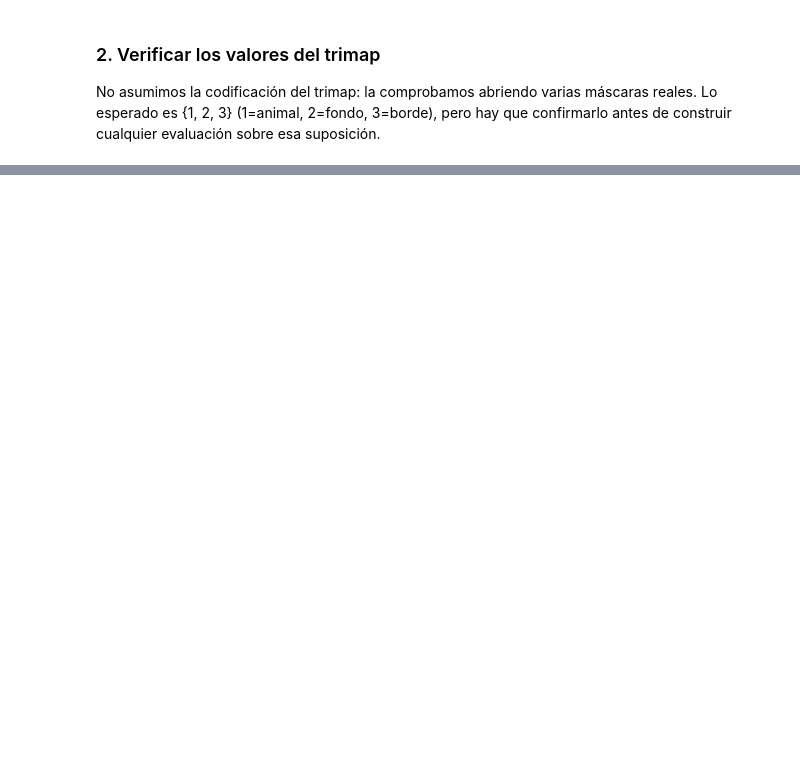
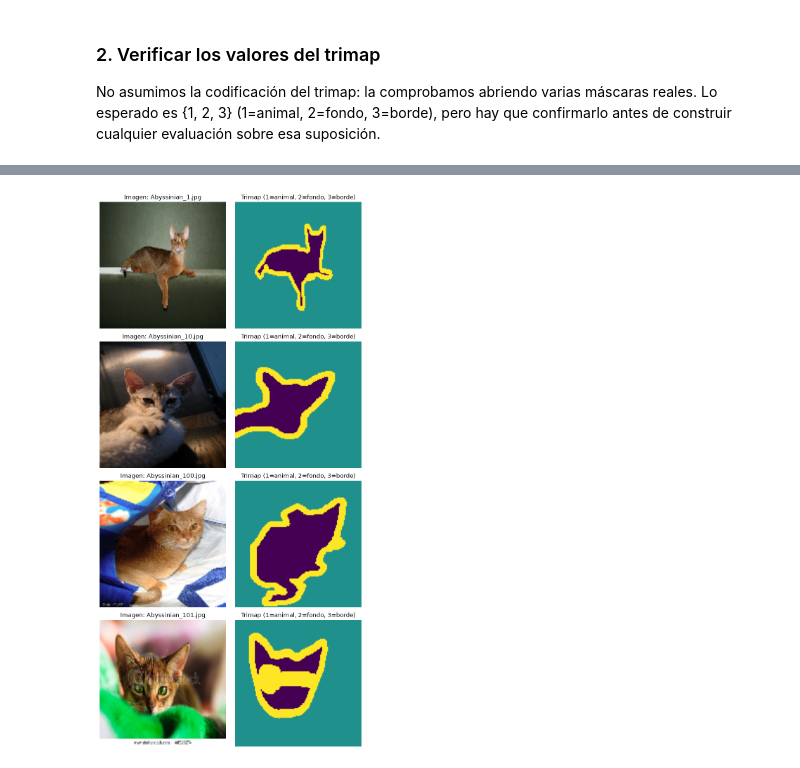
Before and after one commit to EMIL1OCR9/image-segmentation-kmeans, a Jupyter notebook: notebooks/01_exploration.ipynb, the cells around one changed output, grey strips where cells are left out. Saved outputs shown, nothing was run; the diff lists cells and outputs as text; code cells hidden in the pictures; blank space fills up the shorter version.

Commit message:
Notebook 01 : exploracion y verficacion del trimap y estadisticas

```diff
--- a/notebooks/01_exploration.ipynb
+++ b/notebooks/01_exploration.ipynb
@@ -42,0 +57,26 @@ print("Valores únicos en los trimaps:", valores)
+# %%
+import matplotlib.pyplot as plt
+import numpy as np
+
+# Tomamos 4 pares de ejemplo
+ejemplos = pairs[:4]
+
+fig, axes = plt.subplots(len(ejemplos), 2, figsize=(8, 4 * len(ejemplos)))
+
+for i, (img_path, mask_path) in enumerate(ejemplos):
+    img = pp.load_image(img_path, resize_to=config.RESIZE_TO)
+    mask = pp.load_mask(mask_path, resize_to=config.RESIZE_TO)
+
+    axes[i, 0].imshow(img)
+    axes[i, 0].set_title(f"Imagen: {img_path.name}")
+    axes[i, 0].axis("off")
+
+    # Mostrar el trimap con colores (no en crudo, que se ve negro)
+    axes[i, 1].imshow(mask, cmap="viridis")
+    axes[i, 1].set_title("Trimap (1=animal, 2=fondo, 3=borde)")
+    axes[i, 1].axis("off")
+
+plt.tight_layout()
+plt.show()
+# %% [output]
+[figure, added]
```
Also changed, not shown: parts of 5 cells of this notebook.
